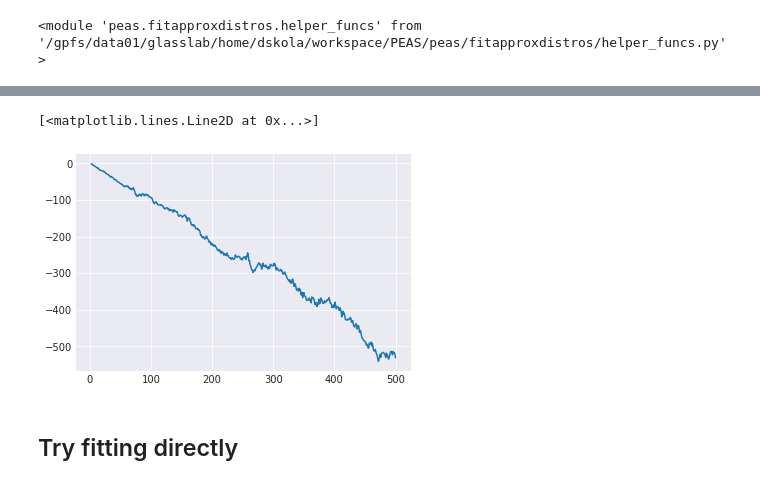
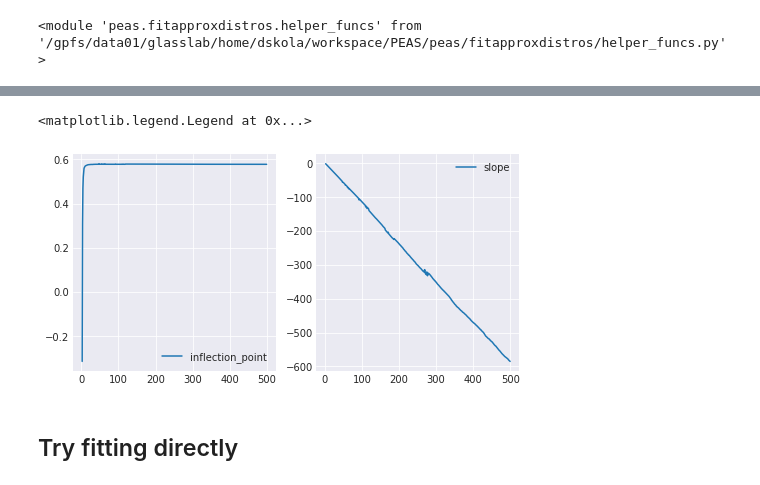
Before and after one commit to phageghost/PEAS, a Jupyter notebook: develop_distributions_2d.ipynb, the cells around one changed output, grey strips where cells are left out. Saved outputs shown, nothing was run; the diff lists cells and outputs as text; code cells hidden in the pictures.

```diff
--- a/develop_distributions_2d.ipynb
+++ b/develop_distributions_2d.ipynb
@@ -814,7 +828,14 @@ plt.plot(param_df['inflection_point'])
-# %%
-plt.plot(param_df['slope'])
-# %% [output]
-[<matplotlib.lines.Line2D at 0x...>]
-[figure, removed]
+# %%
+linear_param_df = pandas.DataFrame(distro_pw_linear_params, index=['inflection_point', 'slope']).T
+linear_param_df.index.name = 'sample_size'
+
+fig, axes = plt.subplots(1, 2, figsize=(8,4))
+axes[0].plot(linear_param_df['inflection_point'])
+axes[0].legend()
+axes[1].plot(linear_param_df['slope'])
+axes[1].legend()
+# %% [output]
+<matplotlib.legend.Legend at 0x...>
+[figure, added]
 # %% [markdown]
 ## Try fitting directly
```
Also changed, not shown: parts of 29 cells of this notebook, 1 other file.
